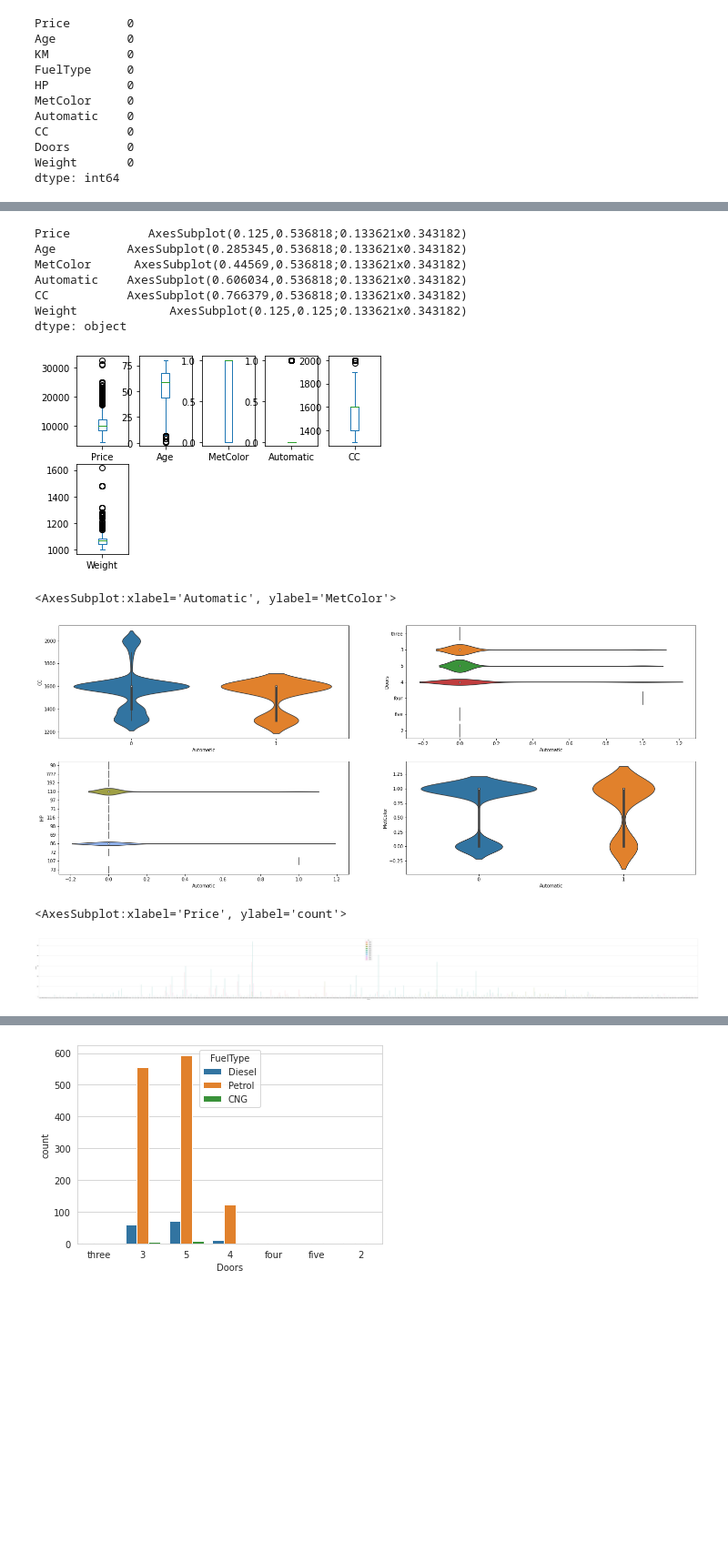
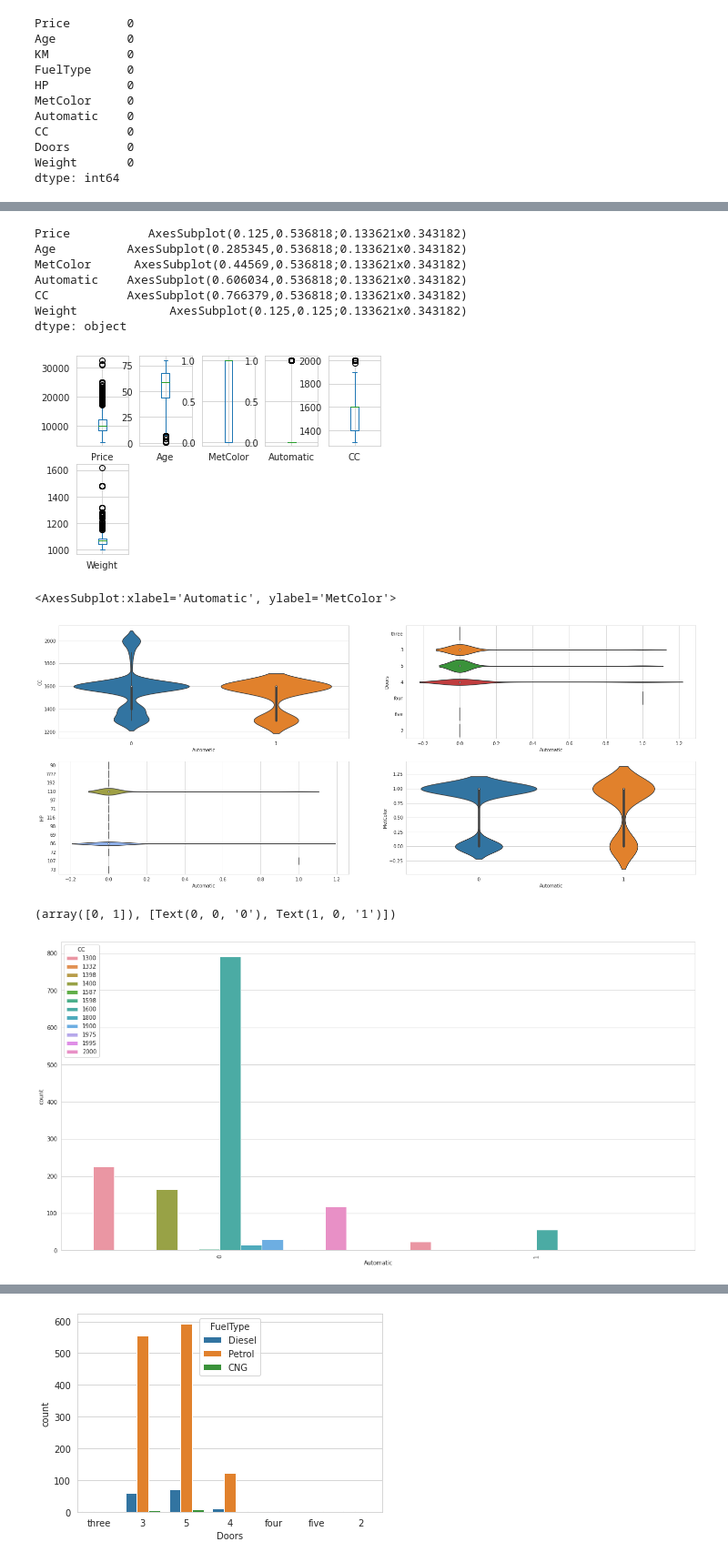
Before and after one commit to Mayankvlog/Toyota, a Jupyter notebook: Toyota-Machinelearning.ipynb, the cells around one changed output, grey strips where cells are left out. Shown at 91% size. Saved outputs shown, nothing was run; the diff lists cells and outputs as text; code cells hidden in the pictures; blank space fills up the shorter version.

```diff
--- a/Toyota-Machinelearning.ipynb
+++ b/Toyota-Machinelearning.ipynb
@@ -94,7 +98,3 @@ CC           0
 Doors        0
 Weight       0
 dtype: int64
-# %%
-toyota['Age'] = toyota.Age.astype(int)
-
-toyota['MetColor'] = toyota.MetColor.astype(int)
@@ -161,7 +279,7 @@ Automatic    AxesSubplot(0.606034,0.536818;0.133621x0.343182)
 CC           AxesSubplot(0.766379,0.536818;0.133621x0.343182)
 Weight             AxesSubplot(0.125,0.125;0.133621x0.343182)
 dtype: object
-[figure, old version]
+[figure, new version]
 # %%
 plt.figure(figsize=(25,10))
 plt.subplot(2,2,1)
@@ -174,12 +292,13 @@ plt.subplot(2,2,4)
 sns.violinplot(x='Automatic',y='MetColor',data=toyota)
 # %% [output]
 <AxesSubplot:xlabel='Automatic', ylabel='MetColor'>
-[figure, old version]
+[figure, new version]
 # %%
-plt.figure(figsize=(110,10))
+plt.figure(figsize=(20,10))
 sns.set_style('whitegrid')
-sns.countplot(x = 'Price',hue='CC',data=toyota)
+sns.countplot(x = 'Automatic',hue='CC',data=toyota)
+plt.xticks(rotation = 90)
 # %% [output]
-<AxesSubplot:xlabel='Price', ylabel='count'>
+(array([0, 1]), [Text(0, 0, '0'), Text(1, 0, '1')])
-[figure, old version]
+[figure, new version]
 # %%
```
Also changed, not shown: parts of 52 cells of this notebook.
